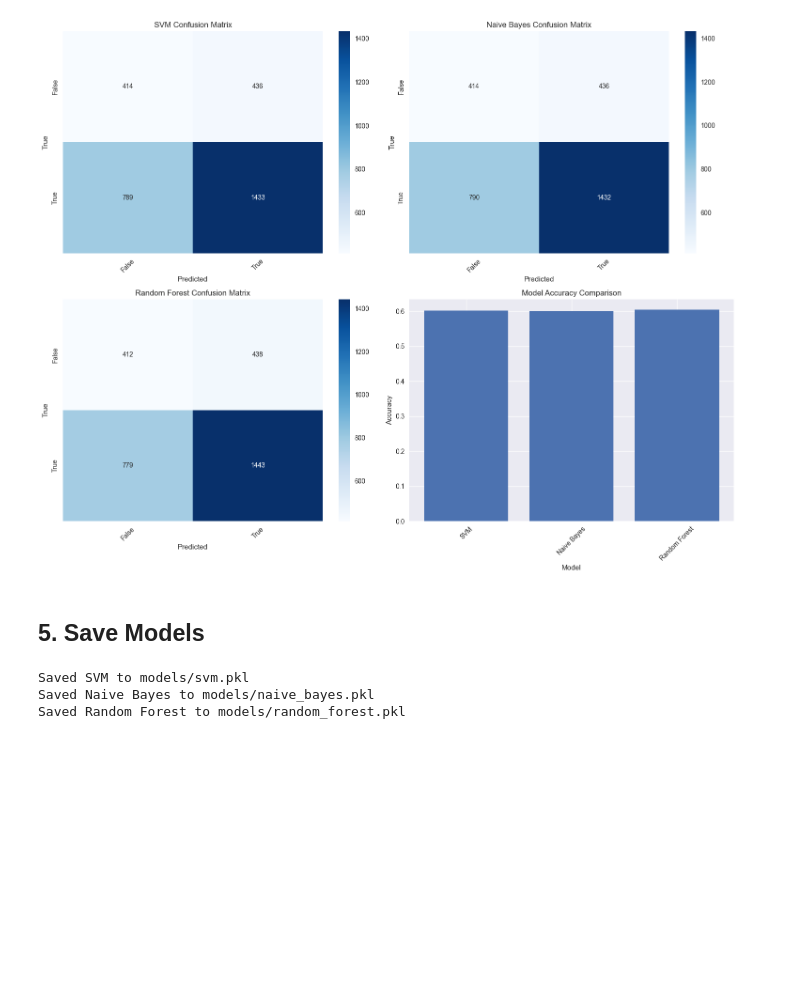
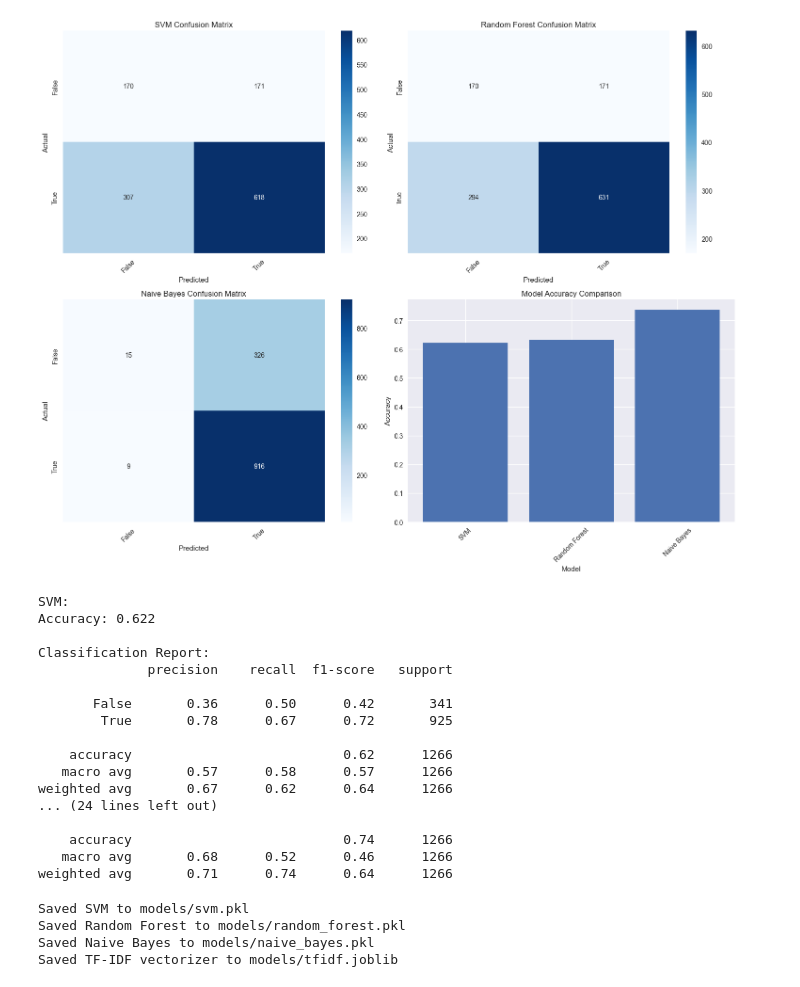
Before and after one commit to Zero0blanK/ML-Fake-News-Detection, a Jupyter notebook: train_models.ipynb, the cells around one changed output. Drawn from its saved outputs; the diff is of its cells as text; code cells hidden in the pictures; blank space fills up the shorter version.

Commit message:
refactor: major improvements and changes in training the model

```diff
--- a/train_models.ipynb
+++ b/train_models.ipynb
@@ -246 +195,18 @@ Saving TF-IDF vectorizer...
+# %%
+tfidf = TfidfVectorizer(max_features=5000, min_df=5, max_df=0.7, stop_words='english', ngram_range=(1, 2))
+
+X_train = df_train['processed_statement']
+X_test = df_test['processed_statement']
+y_train = df_train['encoded_label']
+y_test = df_test['encoded_label']
+
+X_train_tfidf = tfidf.fit_transform(X_train)
+X_test_tfidf = tfidf.transform(X_test)
+
+balancing_pipeline = ImbPipeline([
+    ('smote', SMOTE(random_state=42)),
+    ('random_under', RandomUnderSampler(random_state=42))
+])
+
+X_train_balanced, y_train_balanced = balancing_pipeline.fit_resample(X_train_tfidf, y_train)
 # %%
@@ -302,13 +240,0 @@ Training Random Forest...
-# %%
-# Evaluate models
-print("Model Evaluation Results:\n")
-
-for model_name, pred in predictions.items():
-    accuracy = accuracy_score(y_test, pred)
-    print(f"\n{model_name}:")
-    print(f"Accuracy: {accuracy:.3f}")
-
-    # Print classification report
-    print("\nClassification Report:")
-    print(classification_report(y_test, pred,
-                              target_names=['False', 'True']))
@@ -335,48 +365,69 @@ weighted avg       0.65      0.60      0.62      3072
 # %%
-# Set up the visualization style
 plt.style.use('seaborn-v0_8')
 fig, axes = plt.subplots(2, 2, figsize=(15, 12))
 
-# 1. Confusion Matrices
 for idx, (model_name, pred) in enumerate(predictions.items()):
-    if idx < 3:  # We have 3 models
+    if idx < 3:
         plt.subplot(2, 2, idx+1)
         cm = confusion_matrix(y_test, pred)
         sns.heatmap(cm, annot=True, fmt='d', cmap='Blues',
                    xticklabels=['False', 'True'],
                    yticklabels=['False', 'True'])
         plt.title(f'{model_name} Confusion Matrix')
         plt.xlabel('Predicted')
-        plt.ylabel('True')
+        plt.ylabel('Actual')
         plt.xticks(rotation=45)
 
-# 2. Model Comparison (Accuracy)
 accuracies = [accuracy_score(y_test, pred) for pred in predictions.values()]
 plt.subplot(2, 2, 4)
 plt.bar(predictions.keys(), accuracies)
 plt.title('Model Accuracy Comparison')
 plt.xlabel('Model')
 plt.ylabel('Accuracy')
 plt.xticks(rotation=45)
 
 plt.tight_layout()
 plt.show()
+
+for model_name, pred in predictions.items():
+    accuracy = accuracy_score(y_test, pred)
+    print(f"\n{model_name}:")
+    print(f"Accuracy: {accuracy:.3f}")
+    print("\nClassification Report:")
+    print(classification_report(y_test, pred, target_names=['False', 'True']))
 # %% [output]
-[figure, old version]
+[figure, new version]
+SVM:
+Accuracy: 0.622
+
+Classification Report:
+              precision    recall  f1-score   support
+
+       False       0.36      0.50      0.42       341
+        True       0.78      0.67      0.72       925
+
+    accuracy                           0.62      1266
+   macro avg       0.57      0.58      0.57      1266
+weighted avg       0.67      0.62      0.64      1266
+... (24 lines left out)
+
+    accuracy                           0.74      1266
+   macro avg       0.68      0.52      0.46      1266
+weighted avg       0.71      0.74      0.64      1266
-# %% [markdown]
-## 5. Save Models
 # %%
-# Create models directory if it doesn't exist
 import os
 os.makedirs('models', exist_ok=True)
 
-# Save all models
 for model_name, model in models.items():
     filename = f'models/{model_name.lower().replace(" ", "_")}.pkl'
     with open(filename, 'wb') as f:
         pickle.dump(model, f)
     print(f"Saved {model_name} to {filename}")
+
+joblib.dump(tfidf, 'models/tfidf.joblib')
+print("Saved TF-IDF vectorizer to models/tfidf.joblib")
 # %% [output]
 Saved SVM to models/svm.pkl
+Saved Random Forest to models/random_forest.pkl
 Saved Naive Bayes to models/naive_bayes.pkl
-Saved Random Forest to models/random_forest.pkl
+Saved TF-IDF vectorizer to models/tfidf.joblib
```
Also changed, not shown: parts of 19 cells of this notebook, 6 other files.
